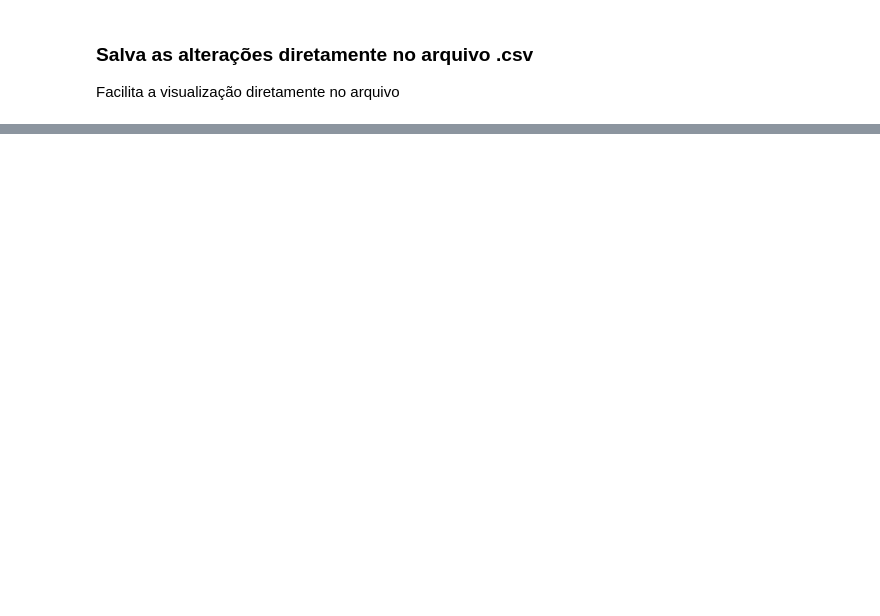
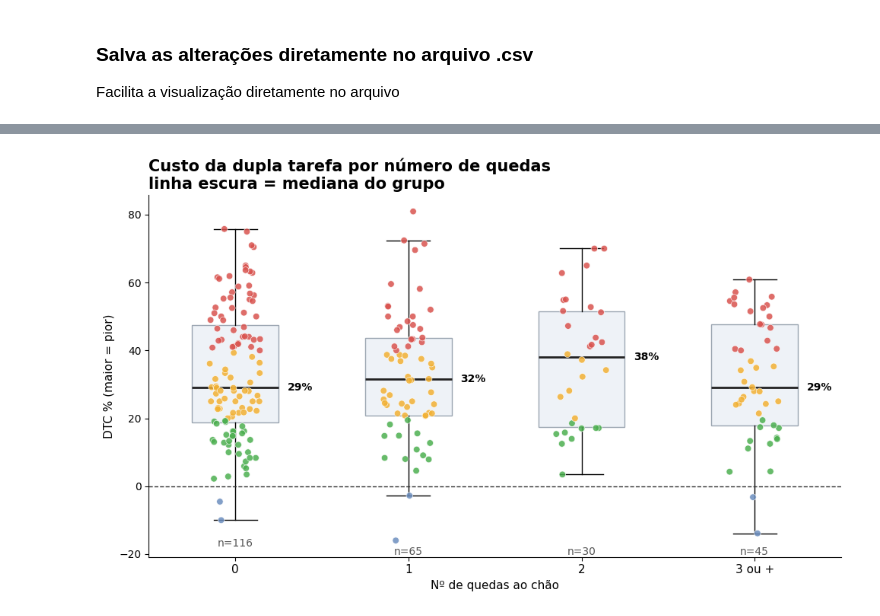
Before and after one commit to gioxavier7/extensao-aacd, a Jupyter notebook: analises/tratativas.ipynb, the cells around one changed output, grey strips where cells are left out. Cells and saved outputs as stored; diff of their text form; code cells hidden in the pictures; blank space fills up the shorter version.

```diff
--- a/analises/tratativas.ipynb
+++ b/analises/tratativas.ipynb
@@ -692,0 +1009,92 @@ runpy.run_path(str(caminho_script), run_name='__main__')
+# %%
+from scipy.stats import spearmanr
+
+# ---------- Base comum: só quem tem os dois testes de blazepod ----------
+simples = pd.to_numeric(df["Reação (blazepod)"], errors="coerce")
+dupla   = pd.to_numeric(df["Reação (blazepod) DT"], errors="coerce")
+validos = simples.gt(0) & dupla.gt(0)
+
+base = df.loc[validos].copy()
+base["dtc"] = pd.to_numeric(base["dtc_pct"], errors="coerce")
+# 'Nº quedas ao chão' virou texto no notebook (astype(str)); reconverte e deixa "não informado" como NaN
+base["quedas"] = pd.to_numeric(base["Nº quedas ao chão"], errors="coerce")
+base["vel"]    = pd.to_numeric(base["Velocidade (m/s)"], errors="coerce")
+
+AZUL, VERDE, AMARELO, VERMELHO = "#6C8EBF", "#4CAF50", "#F2B134", "#D9534F"
+def cor_zona(x):
+    return AZUL if x < 0 else VERDE if x < 20 else AMARELO if x < 40 else VERMELHO
+
+def limpar(ax):
+    for s in ("top", "right"):
+        ax.spines[s].set_visible(False)
+
+# =====================================================================
+# GRÁFICO 2 — DTC por número de quedas ao chão
+# =====================================================================
+g2 = base.dropna(subset=["dtc", "quedas"]).copy()
+g2["grupo"] = pd.cut(g2["quedas"], bins=[-1, 0, 1, 2, np.inf],
+                     labels=["0", "1", "2", "3 ou +"])
+ordem = ["0", "1", "2", "3 ou +"]
+dados = [g2.loc[g2["grupo"] == g, "dtc"].values for g in ordem]
+
+fig, ax = plt.subplots(figsize=(10, 6))
+bp = ax.boxplot(dados, positions=range(len(ordem)), widths=0.5, patch_artist=True,
+                showfliers=False, medianprops=dict(color="#222", lw=2))
+for box in bp["boxes"]:
+    box.set(facecolor="#EEF2F7", edgecolor="#9AA5B1")
+
+rng = np.random.default_rng(42)
+for i, vals in enumerate(dados):
+    x = i + rng.uniform(-0.15, 0.15, len(vals))
+    ax.scatter(x, vals, c=[cor_zona(v) for v in vals], s=38, alpha=0.85,
+               edgecolor="white", linewidth=0.5, zorder=3)
+    if len(vals):
+        ax.text(i, ax.get_ylim()[0], f"n={len(vals)}", ha="center", va="bottom", fontsize=10, color="#555")
+        ax.text(i + 0.3, np.median(vals), f"{np.median(vals):.0f}%", va="center",
+                fontsize=10, fontweight="bold")
+
+ax.axhline(0, color="#333", lw=1, ls="--")
+ax.set_xticks(range(len(ordem)))
+ax.set_xticklabels(ordem, fontsize=11)
+ax.set_xlabel("Nº de quedas ao chão", fontsize=11)
+ax.set_ylabel("DTC % (maior = pior)", fontsize=11)
+ax.set_title("Custo da dupla tarefa por número de quedas\nlinha escura = mediana do grupo",
+             fontsize=15, fontweight="bold", loc="left")
+limpar(ax)
+plt.tight_layout()
+plt.savefig("grafico_dtc_quedas.png", dpi=200, bbox_inches="tight")
+plt.show()
+
+# =====================================================================
+# GRÁFICO 3 — DTC por velocidade de marcha (dispersão)
+# =====================================================================
+g3 = base.dropna(subset=["dtc", "vel"])
+g3 = g3[(g3["vel"] > 0) & (g3["vel"] <= 3)]   # descarta tempos impossíveis/erros de digitação
+
+rho, p = spearmanr(g3["vel"], g3["dtc"])
+x, y = g3["vel"].values, g3["dtc"].values
+coef = np.polyfit(x, y, 1)
+xx = np.linspace(x.min(), x.max(), 100)
+
+fig, ax = plt.subplots(figsize=(10, 6))
+ax.axhspan(y.min() - 5, 0, color=AZUL, alpha=0.08)
+ax.scatter(x, y, c=[cor_zona(v) for v in y], s=48, alpha=0.85, edgecolor="white", linewidth=0.5, zorder=3)
+ax.plot(xx, np.polyval(coef, xx), color="#222", lw=2, label="tendência linear")
+ax.axhline(0, color="#333", lw=1, ls="--")
+ax.axvline(0.8, color="#888", lw=1, ls=":")
+ax.text(0.8, ax.get_ylim()[1], " 0,8 m/s", va="top", ha="left", fontsize=9, color="#666")
+
+ax.set_xlabel("Velocidade de marcha — teste de 10 m (m/s)", fontsize=11)
+ax.set_ylabel("DTC % (maior = pior)", fontsize=11)
+ax.set_title("Velocidade de marcha × custo da dupla tarefa",
+             fontsize=15, fontweight="bold", loc="left")
+txt = f"Spearman ρ = {rho:.2f}  (p = {p:.3f}, n = {len(g3)})"
+ax.text(0.98, 0.04, txt, transform=ax.transAxes, ha="right", fontsize=10,
+        bbox=dict(boxstyle="round", fc="white", ec="#CCC"))
+ax.legend(frameon=False, loc="upper right")
+limpar(ax)
+plt.tight_layout()
+plt.savefig("grafico_dtc_velocidade.png", dpi=200, bbox_inches="tight")
+plt.show()
+# %% [output]
+[figure, added]
```
Also changed, not shown: parts of 32 cells of this notebook, 11 other files.
